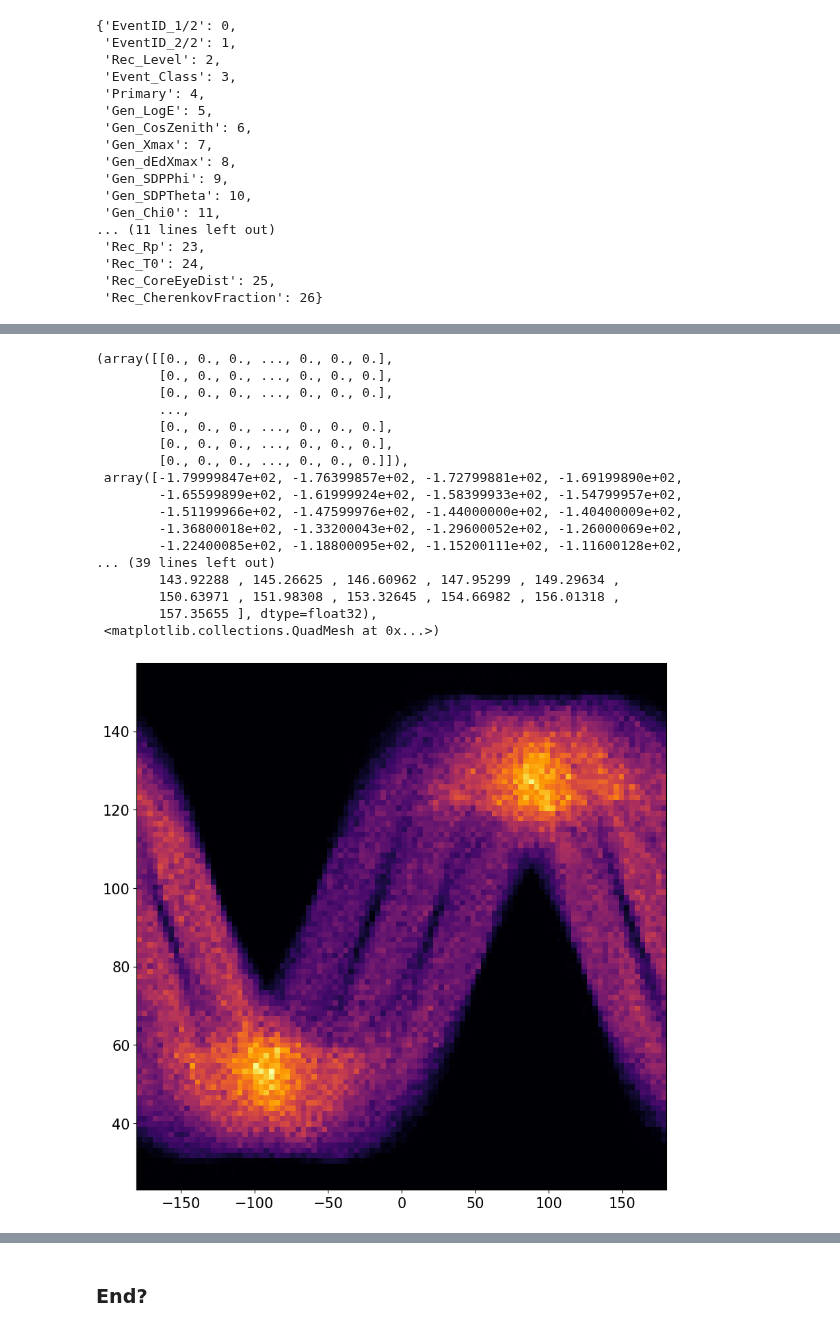
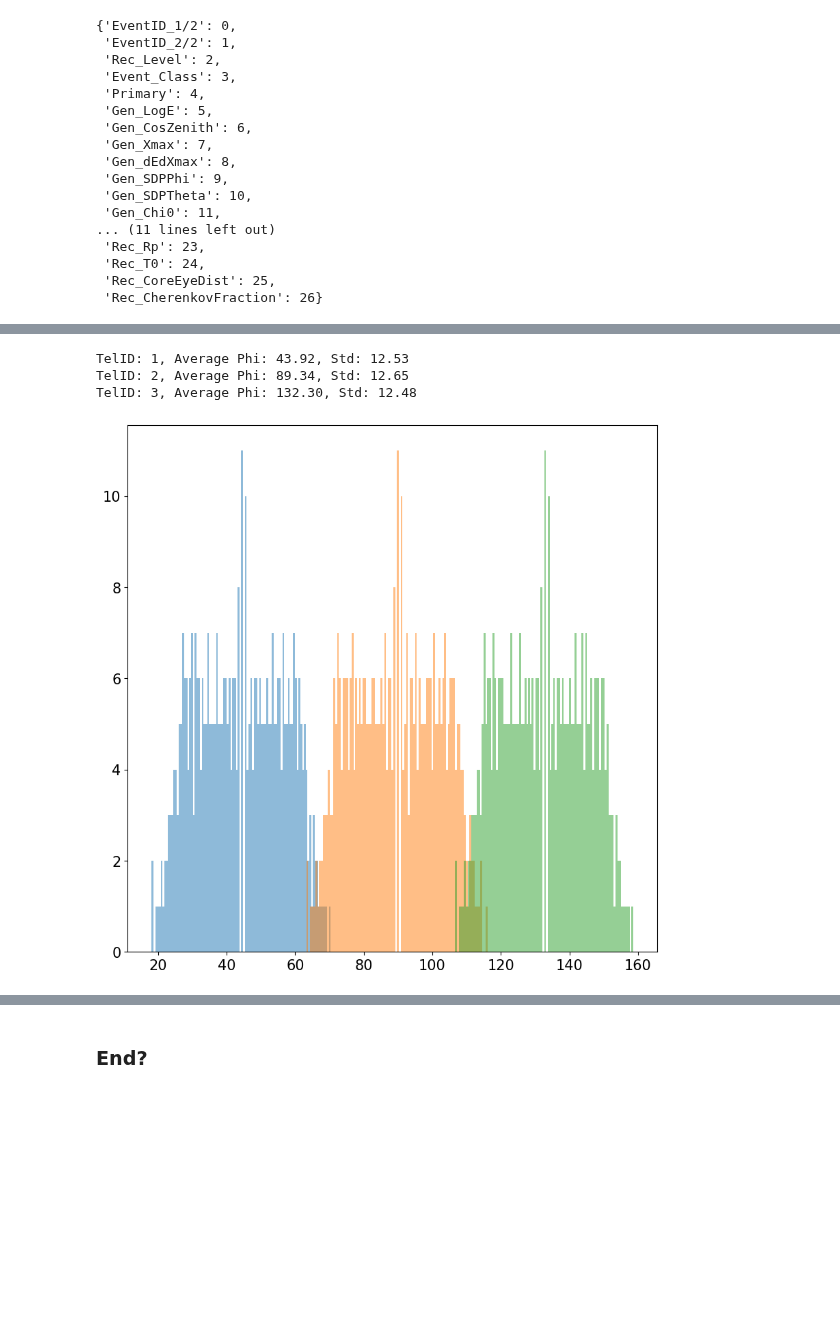
Before and after one commit to fedor-tairli/CDEProject, a Jupyter notebook: Dataset/TestingDataset_2.ipynb, the cells around one changed output, grey strips where cells are left out. Cells and saved outputs as stored; diff of their text form; code cells hidden in the pictures; blank space fills up the shorter version.

```diff
--- a/Dataset/TestingDataset_2.ipynb
+++ b/Dataset/TestingDataset_2.ipynb
@@ -367,25 +391,14 @@ SDP_Phi: tensor(-121.4097)
-# %%
-ALL_SDP_Theta = Dataset.get_values('Gen_SDPTheta')
-ALL_SDP_Phi   = Dataset.get_values('Gen_SDPPhi')
-
-plt.figure()
-plt.hist2d(ALL_SDP_Phi*180/np.pi,ALL_SDP_Theta*180/np.pi,bins=100,cmap = 'inferno')
-# %% [output]
-(array([[0., 0., 0., ..., 0., 0., 0.],
-        [0., 0., 0., ..., 0., 0., 0.],
-        [0., 0., 0., ..., 0., 0., 0.],
-        ...,
-        [0., 0., 0., ..., 0., 0., 0.],
-        [0., 0., 0., ..., 0., 0., 0.],
-        [0., 0., 0., ..., 0., 0., 0.]]),
- array([-1.79999847e+02, -1.76399857e+02, -1.72799881e+02, -1.69199890e+02,
-        -1.65599899e+02, -1.61999924e+02, -1.58399933e+02, -1.54799957e+02,
-        -1.51199966e+02, -1.47599976e+02, -1.44000000e+02, -1.40400009e+02,
-        -1.36800018e+02, -1.33200043e+02, -1.29600052e+02, -1.26000069e+02,
-        -1.22400085e+02, -1.18800095e+02, -1.15200111e+02, -1.11600128e+02,
-... (39 lines left out)
-        143.92288 , 145.26625 , 146.60962 , 147.95299 , 149.29634 ,
-        150.63971 , 151.98308 , 153.32645 , 154.66982 , 156.01318 ,
-        157.35655 ], dtype=float32),
- <matplotlib.collections.QuadMesh at 0x...>)
-[figure, removed]
+# %%
+plt.figure()
+for TelID in range(1,4):
+    Mask = (AllPossiblePixelDirections['TelID'] == TelID) & (AllPossiblePixelDirections['EyeID'] == 5)
+    # Print Average Phi for each Telescope
+    All_Phi = AllPossiblePixelDirections[Mask]['Phi'] - HE_BackwallAngle
+    All_Phi[All_Phi<0] += 360
+    plt.hist(All_Phi,bins=100,alpha=0.5)
+    print(f'TelID: {TelID}, Average Phi: {np.mean(All_Phi):.2f}, Std: {np.std(All_Phi):.2f}')
+# %% [output]
+TelID: 1, Average Phi: 43.92, Std: 12.53
+TelID: 2, Average Phi: 89.34, Std: 12.65
+TelID: 3, Average Phi: 132.30, Std: 12.48
+[figure, added]
```
Also changed, not shown: parts of 9 cells of this notebook, 5 other files.
